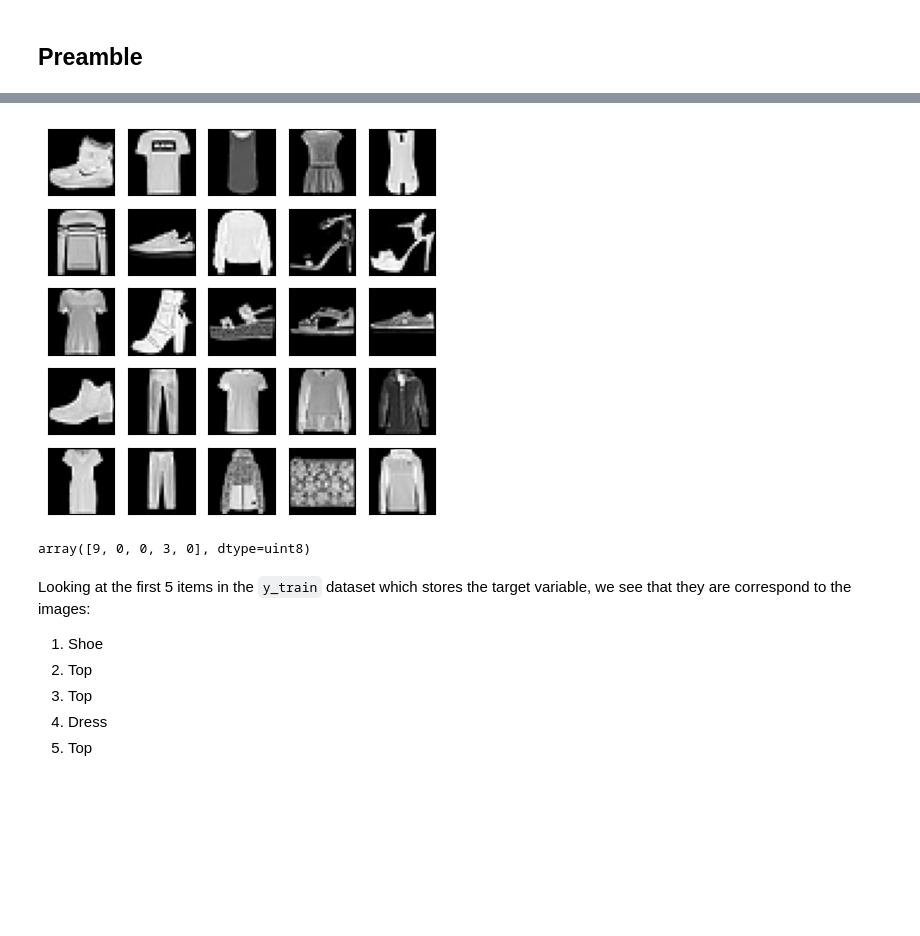
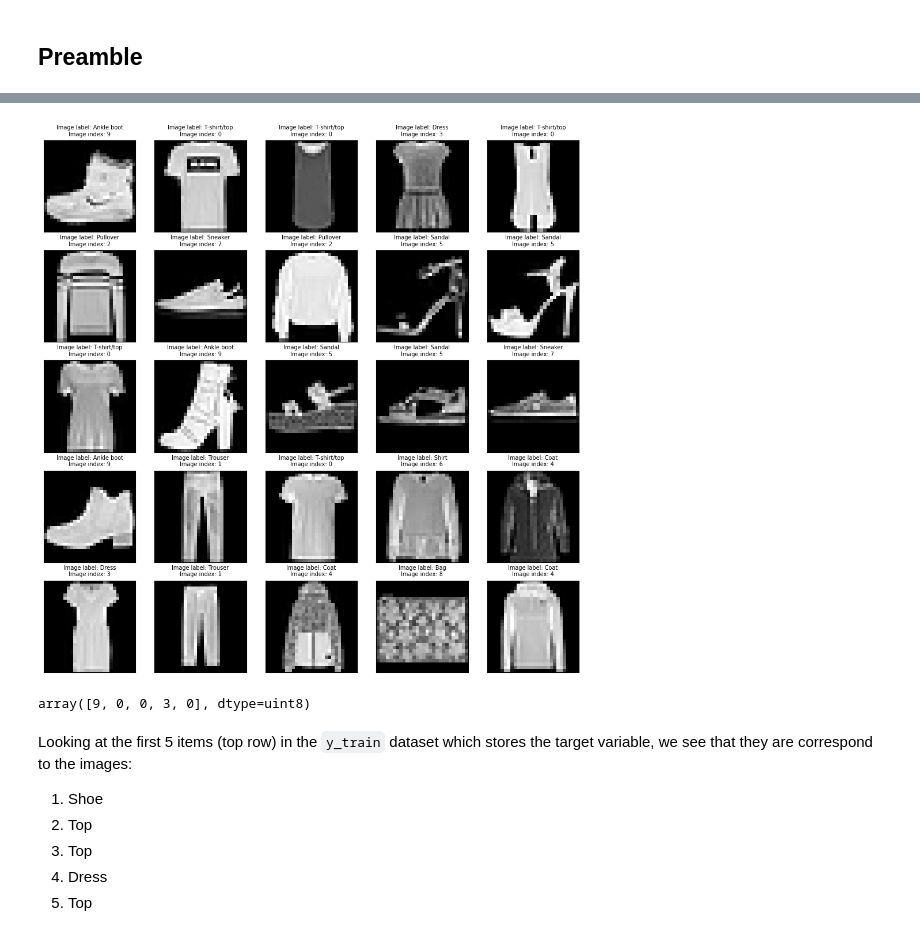
Before and after one commit to Eug-Chua/Image-Classifier-Fashion-MNIST, a Jupyter notebook: ccn_classifier.ipynb, the cells around one changed output, grey strips where cells are left out. Saved outputs shown, nothing was run; the diff lists cells and outputs as text; code cells hidden in the pictures; blank space fills up the shorter version.

```diff
--- a/ccn_classifier.ipynb
+++ b/ccn_classifier.ipynb
@@ -42,0 +109,3 @@ assert y_test.shape == (10000,)
+# %%
+x_train = x_train / 255.0
+x_test = x_test / 255.0
@@ -43,20 +120,21 @@ assert y_test.shape == (10000,)
 # %%
 # visualize the first 25 fashion pieces
-plt.figure(figsize=(5,5))
+plt.figure(figsize=(12,12))
 for i in range(25):
     plt.subplot(5,5,i+1)
     plt.xticks([])
     plt.yticks([])
     plt.grid(False)
-    plt.imshow(x_train[i]/255.0, cmap='gray')
+    plt.imshow(x_train[i], cmap='gray')
+    plt.title(f"Image label: {class_names[y_train[i]]}\nImage index: {y_train[i]}", fontsize=7)
 plt.show()
 
 y_train[:5]
 # %% [output]
-[figure, old version]
+[figure, new version]
 array([9, 0, 0, 3, 0], dtype=uint8)
 # %% [markdown]
-Looking at the first 5 items in the `y_train` dataset which stores the target variable, we see that they are correspond to the images:
+Looking at the first 5 items (top row) in the `y_train` dataset which stores the target variable, we see that they are correspond to the images:
 1. Shoe
 2. Top
 3. Top
```
Also changed, not shown: parts of 13 cells of this notebook.
